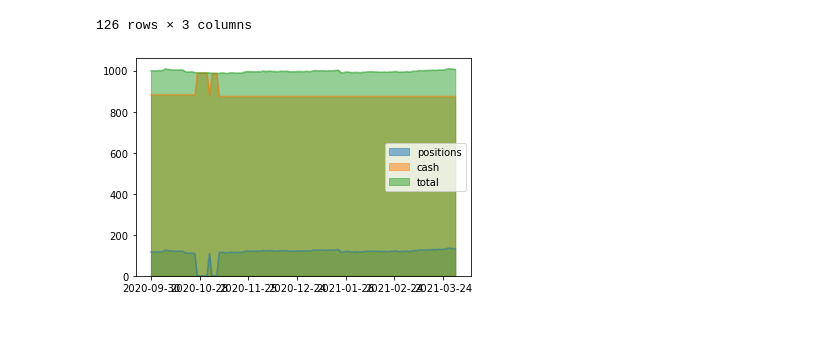
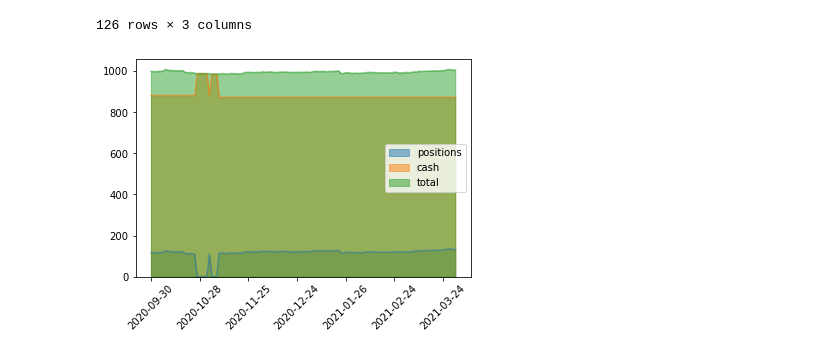
Before and after one commit to joseuribe0624/stocks-prections, a Jupyter notebook: codes/technical_codes/technicalperstockSVRxy2.ipynb, the cells around one changed output. Cells and saved outputs as stored; diff of their text form; code cells hidden in the pictures; blank space fills up the shorter version.

```diff
--- a/codes/technical_codes/technicalperstockSVRxy2.ipynb
+++ b/codes/technical_codes/technicalperstockSVRxy2.ipynb
@@ -307,6 +308,7 @@ result
 126 rows × 3 columns
 # %%
 result.plot.area(stacked=False)
+plt.xticks(rotation=45)
 plt.show()
 # %% [output]
-[figure, old version]
+[figure, new version]
```
Also changed, not shown: parts of 3 cells of this notebook, 54 other files.
